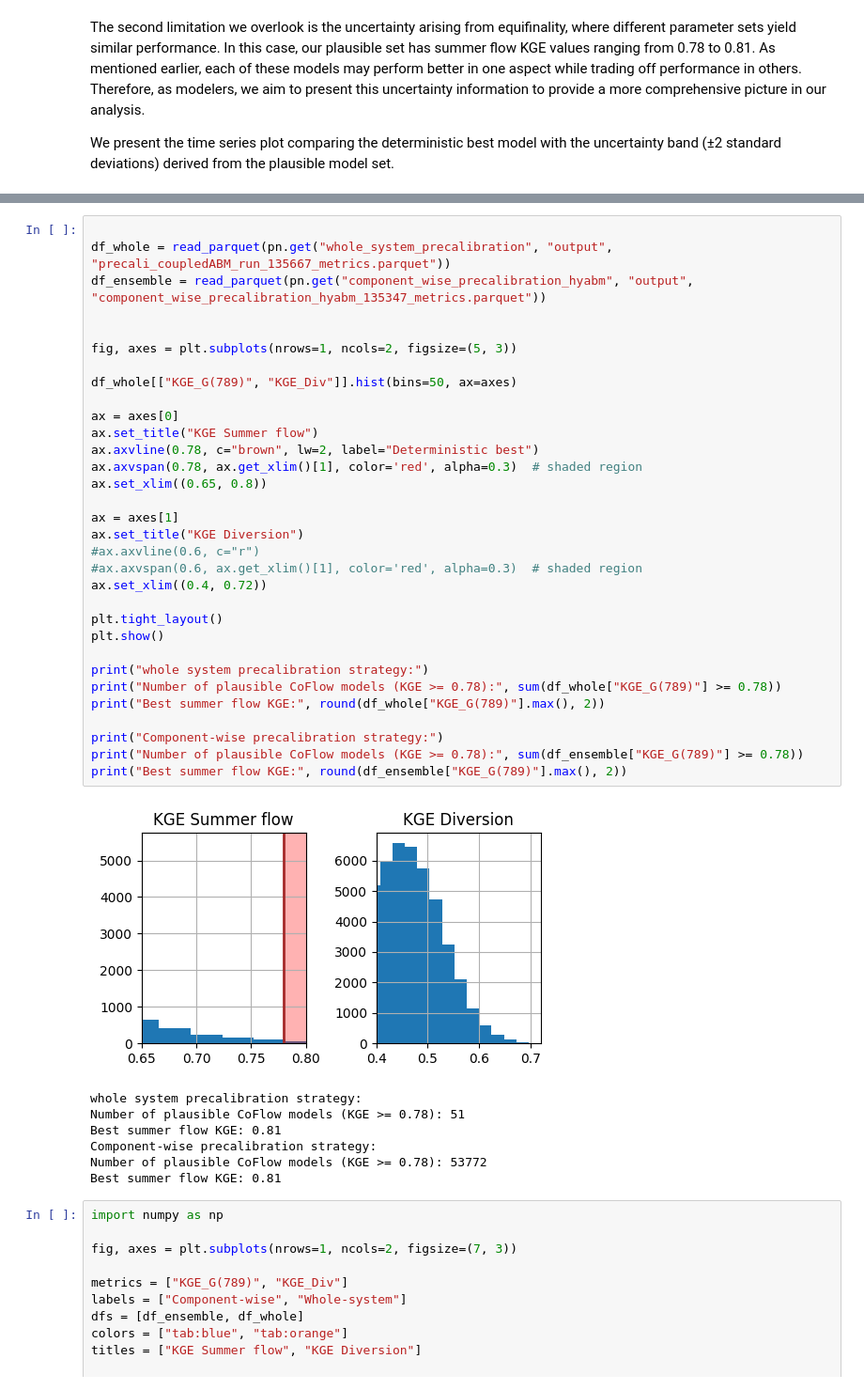
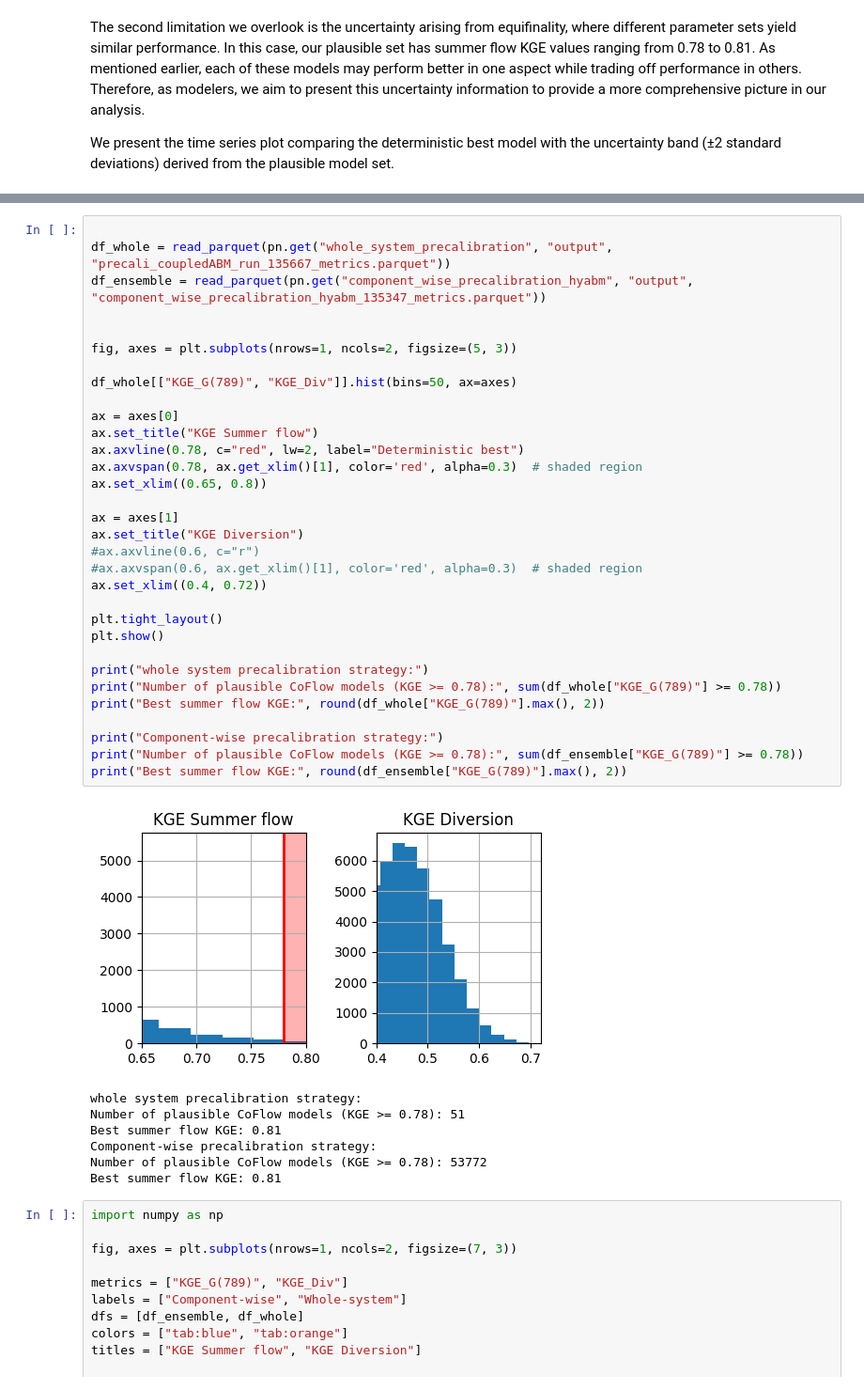
Before and after one commit to cylin928/PreCalibration-CoFlow, a Jupyter notebook: precalibration.ipynb, the cells around one changed output, grey strips where cells are left out. Shown at 94% size. Saved outputs shown, nothing was run; the diff lists cells and outputs as text.

```diff
--- a/precalibration.ipynb
+++ b/precalibration.ipynb
@@ -639,35 +672,35 @@ In both strategies, the best summer flow KGE of 0.81 is achieved. However, the c
 df_whole = read_parquet(pn.get("whole_system_precalibration", "output", "precali_coupledABM_run_135667_metrics.parquet"))
 df_ensemble = read_parquet(pn.get("component_wise_precalibration_hyabm", "output", "component_wise_precalibration_hyabm_135347_metrics.parquet"))
 
 
 fig, axes = plt.subplots(nrows=1, ncols=2, figsize=(5, 3))
 
 df_whole[["KGE_G(789)", "KGE_Div"]].hist(bins=50, ax=axes)
 
 ax = axes[0]
 ax.set_title("KGE Summer flow")
-ax.axvline(0.78, c="brown", lw=2, label="Deterministic best")
+ax.axvline(0.78, c="red", lw=2, label="Deterministic best")
 ax.axvspan(0.78, ax.get_xlim()[1], color='red', alpha=0.3)  # shaded region
 ax.set_xlim((0.65, 0.8))
 
 ax = axes[1]
 ax.set_title("KGE Diversion")
 #ax.axvline(0.6, c="r")
 #ax.axvspan(0.6, ax.get_xlim()[1], color='red', alpha=0.3)  # shaded region
 ax.set_xlim((0.4, 0.72))
 
 plt.tight_layout()
 plt.show()
 
 print("whole system precalibration strategy:")
 print("Number of plausible CoFlow models (KGE >= 0.78):", sum(df_whole["KGE_G(789)"] >= 0.78))
 print("Best summer flow KGE:", round(df_whole["KGE_G(789)"].max(), 2))
 
 print("Component-wise precalibration strategy:")
 print("Number of plausible CoFlow models (KGE >= 0.78):", sum(df_ensemble["KGE_G(789)"] >= 0.78))
 print("Best summer flow KGE:", round(df_ensemble["KGE_G(789)"].max(), 2))
 # %% [output]
-[figure, old version]
+[figure, new version]
 whole system precalibration strategy:
 Number of plausible CoFlow models (KGE >= 0.78): 51
 Best summer flow KGE: 0.81
```
Also changed, not shown: parts of 18 cells of this notebook, 2 other files.
